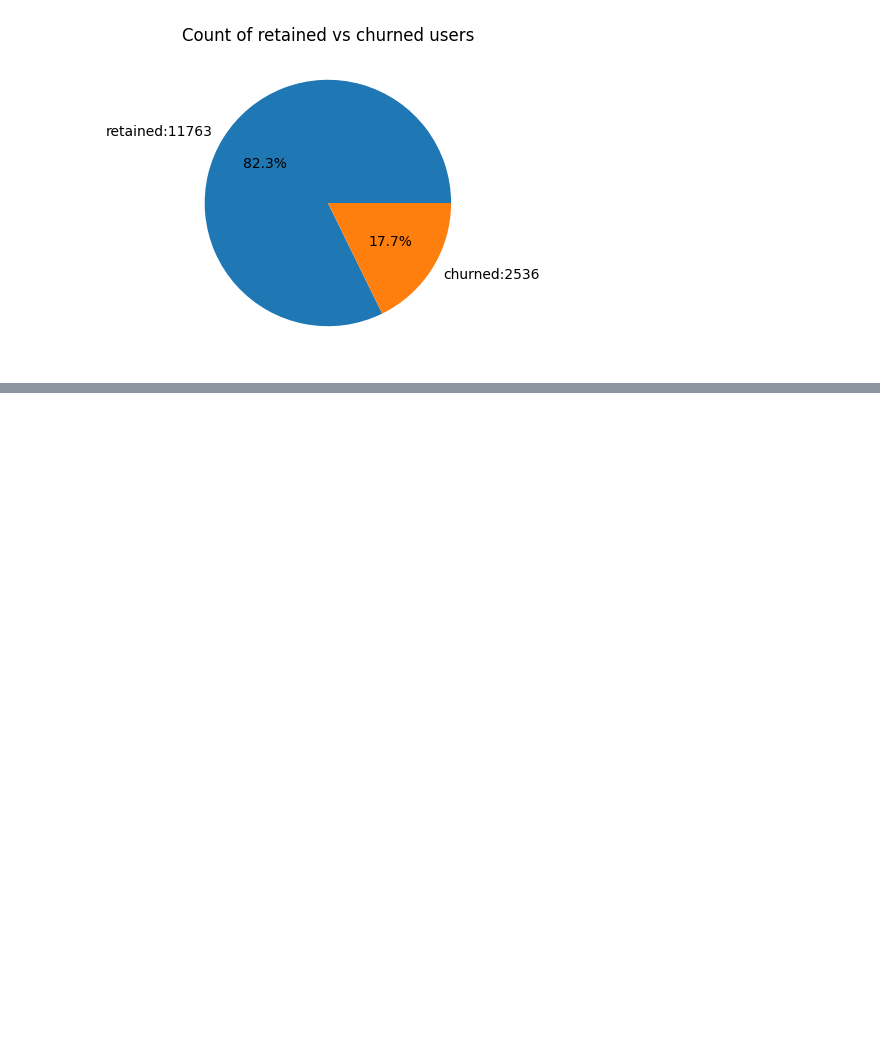
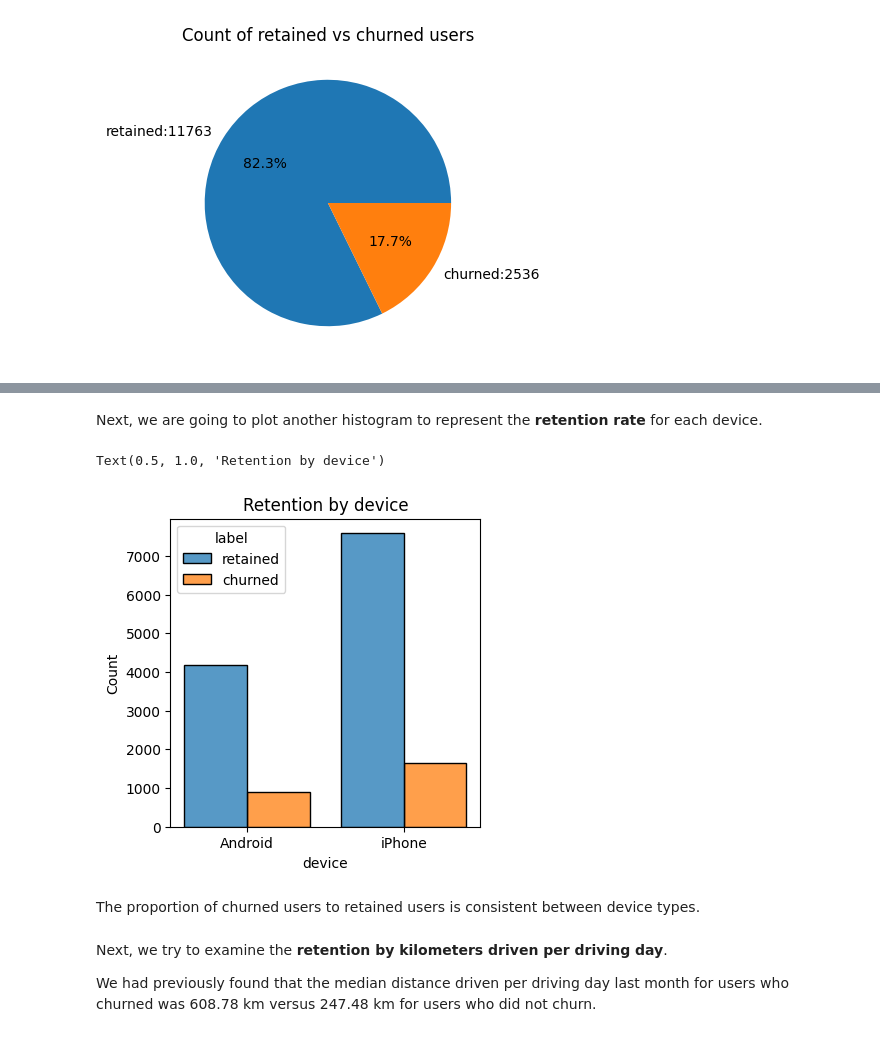
Before and after one commit to martinadelorenzo/waze, a Jupyter notebook: waze_data_visualization.ipynb, the cells around one changed output, grey strips where cells are left out. Cells and saved outputs as stored; diff of their text form; code cells hidden in the pictures; blank space fills up the shorter version.

```diff
--- a/waze_data_visualization.ipynb
+++ b/waze_data_visualization.ipynb
@@ -264,0 +297,17 @@ Text(0.5, 1.0, 'Count of retained vs churned users')
+# %% [markdown]
+Next, we are going to plot another histogram to represent the **retention rate** for each device.
+# %%
+plt.figure(figsize=(4,4))
+sns.histplot(data=df, x="device", hue="label", multiple="dodge", shrink=0.8)
+# "dodge" is used to show the categories side by side
+
+plt.title("Retention by device")
+# %% [output]
+Text(0.5, 1.0, 'Retention by device')
+[figure, added]
+# %% [markdown]
+The proportion of churned users to retained users is consistent between device types.
+# %% [markdown]
+Next, we try to examine the **retention by kilometers driven per driving day**.
+
+We had previously found that the median distance driven per driving day last month for users who churned was 608.78 km versus 247.48 km for users who did not churn.
```
Also changed, not shown: parts of 19 cells of this notebook.
